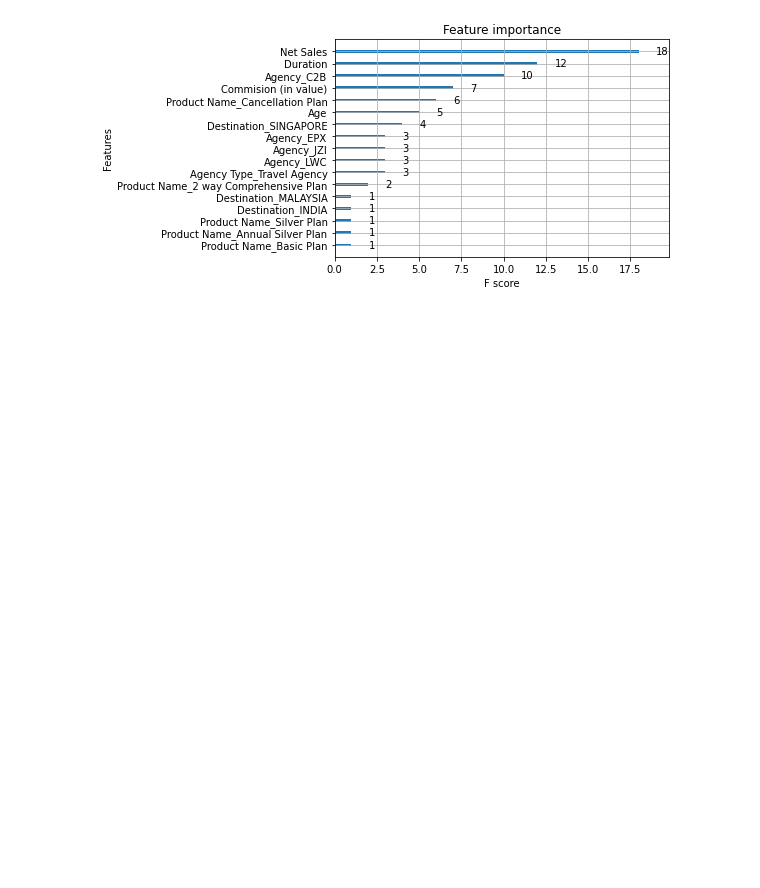
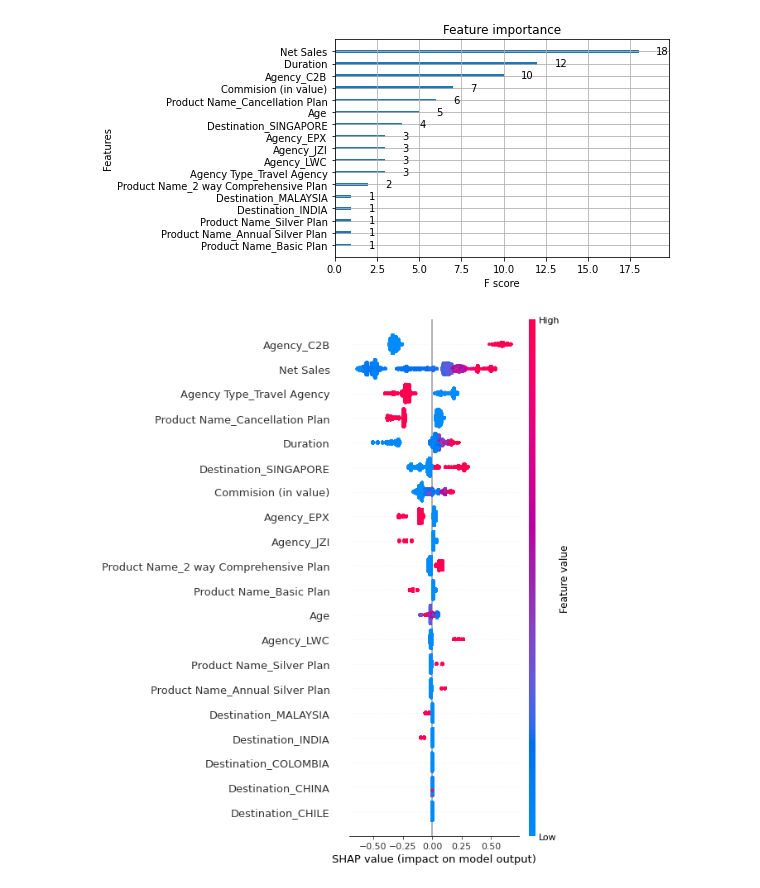
Before and after one commit to matthewfarant/Travel-Insurance-Analysis, a Jupyter notebook: travel_insurance_claims_prediction.ipynb, the cells around one changed output. Cells and saved outputs as stored; diff of their text form; code cells hidden in the pictures; blank space fills up the shorter version.

```diff
--- a/travel_insurance_claims_prediction.ipynb
+++ b/travel_insurance_claims_prediction.ipynb
@@ -275,3 +278,8 @@ plot_importance(xgbr)
 plt.show()
 # %% [output]
 [figure]
+# %%
+shap_values = shap.TreeExplainer(xgbr).shap_values(X)
+shap.summary_plot(shap_values, X)
+# %% [output]
+[figure, added]
```
Also changed, not shown: parts of 4 cells of this notebook.
